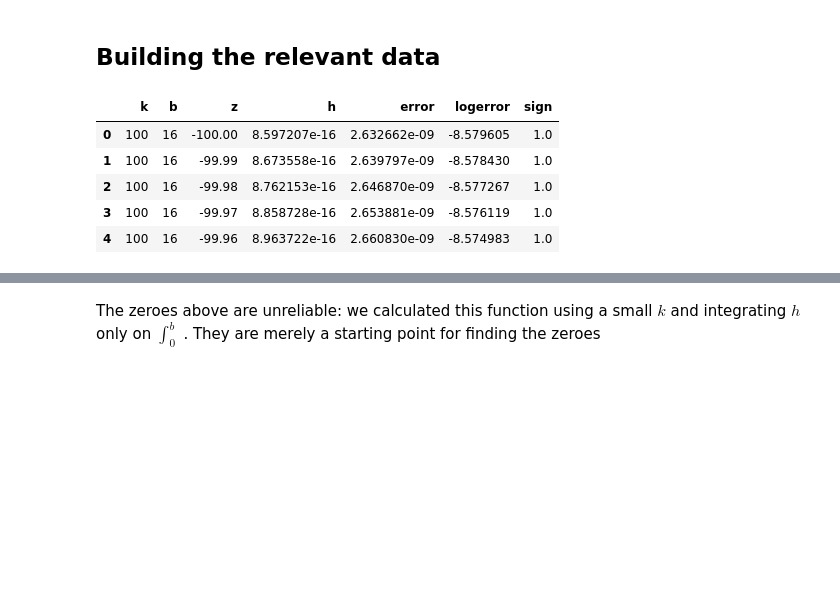
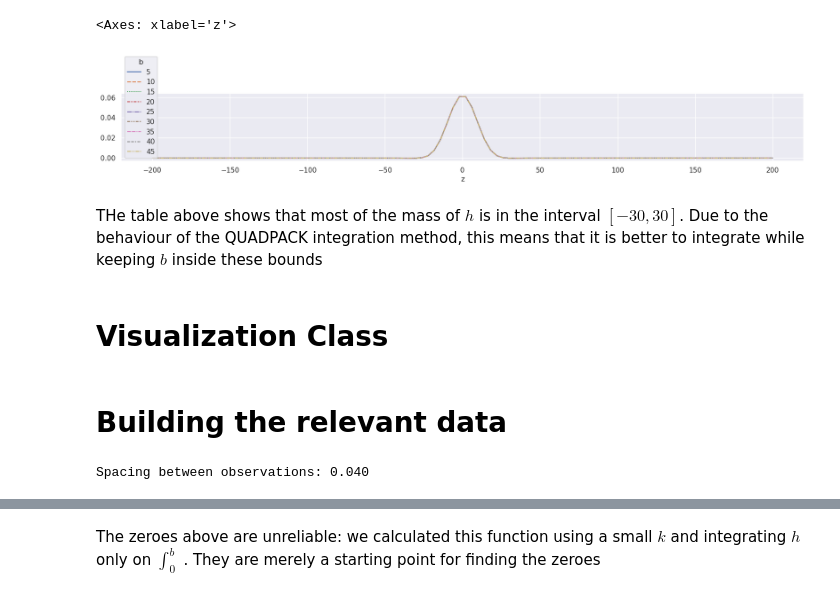
Before and after one commit to migueltorrescosta/notebooks, a Jupyter notebook: Quantum/Riemann.ipynb, the cells around one changed output, grey strips where cells are left out. Drawn from its saved outputs; the diff is of its cells as text; code cells hidden in the pictures; blank space fills up the shorter version.

```diff
--- a/Quantum/Riemann.ipynb
+++ b/Quantum/Riemann.ipynb
@@ -63,0 +147,23 @@ def H(t,z,k,b):
+# %%
+z_values=np.linspace(-200,200,100)
+b_values=range(5, 50,5)
+ht = pd.DataFrame([
+    {
+        "z": z,
+        "b": b,
+        "root": H(t=0.25, z=z, b=b, k=5)[0],
+    }
+    for z, b in tqdm(
+        itertools.product(z_values, b_values),
+        total=len(z_values)*len(b_values)
+    )
+])
+# %%
+sns.lineplot(data=ht.pivot(index="z", columns="b", values="root"))
+# %% [output]
+<Axes: xlabel='z'>
+[figure, added]
+# %% [markdown]
+THe table above shows that most of the mass of $h$ is in the interval $[-30,30]$. Due to the behaviour of the QUADPACK integration method, this means that it is better to integrate while keeping $b$ inside these bounds
+# %% [markdown]
+# Visualization Class
@@ -64,33 +231,16 @@ def H(t,z,k,b):
 # %% [markdown]
-## Building the relevant data
+# Building the relevant data
 # %%
-k_array = [100]
-b_array = [16] # [2**i for i in range(5)]
-z_array = np.divide(range(-10000,10000), 100)
-total = len(k_array) * len(b_array) * len(z_array)
-
-df = pd.DataFrame([
-    {
-        "k": k,
-        "b":b,
-        "z": z,
-        "h": H(t=1, z=z, k=k, b=b)[0],
-        "error": H(t=1, z=z, k=k, b=b)[1],
-    }
-    for k, b, z in tqdm(
-        itertools.product(k_array, b_array, z_array),
-        total=np.product(total)
-    )
-])
-df["logerror"] = [math.log(e, 10) for e in df["error"]]
-df["sign"] = [np.sign(h) for h in df["h"]]
+interval = 1000
+n_samples = 50000
+z_array = np.linspace(-1*interval, 1*interval, n_samples)
+print(f"Spacing between observations: {np.divide(2*interval, n_samples):.3f}")
+results = VisualizeDataFrame(
+    t = .25,
+    k_array = [50],
+    b_array = [50], # [2**i for i in range(5)]
+    z_array = z_array
+)
+# %% [output]
+Spacing between observations: 0.040
-# %%
-df.head()
-# %% [output]
-|  | k | b | z | h | error | logerror | sign |
-| 0 | 100 | 16 | -100.00 | 8.597207e-16 | 2.632662e-09 | -8.579605 | 1.0 |
-| 1 | 100 | 16 | -99.99 | 8.673558e-16 | 2.639797e-09 | -8.578430 | 1.0 |
-| 2 | 100 | 16 | -99.98 | 8.762153e-16 | 2.646870e-09 | -8.577267 | 1.0 |
-| 3 | 100 | 16 | -99.97 | 8.858728e-16 | 2.653881e-09 | -8.576119 | 1.0 |
-| 4 | 100 | 16 | -99.96 | 8.963722e-16 | 2.660830e-09 | -8.574983 | 1.0 |
 # %% [markdown]
```
Also changed, not shown: parts of 32 cells of this notebook, 8 other files.
